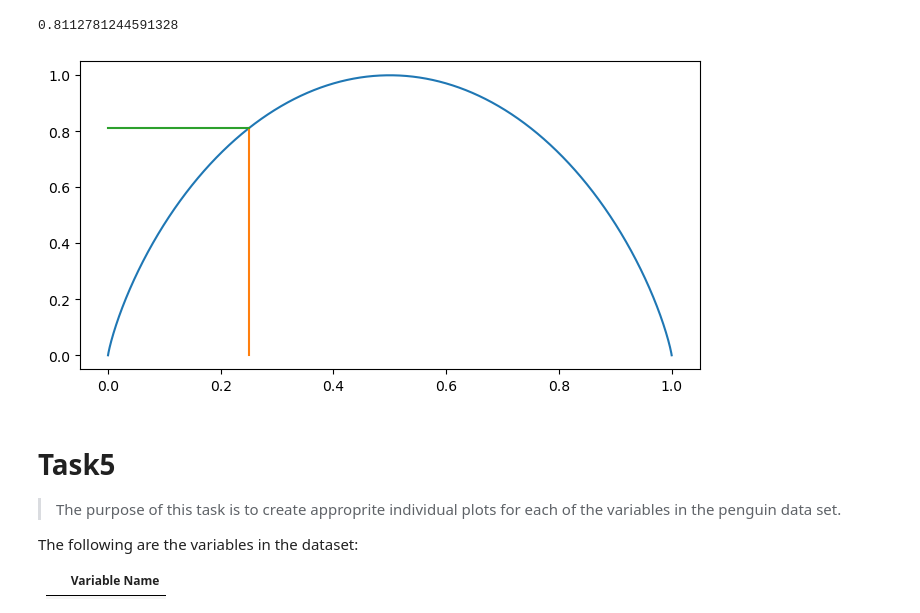
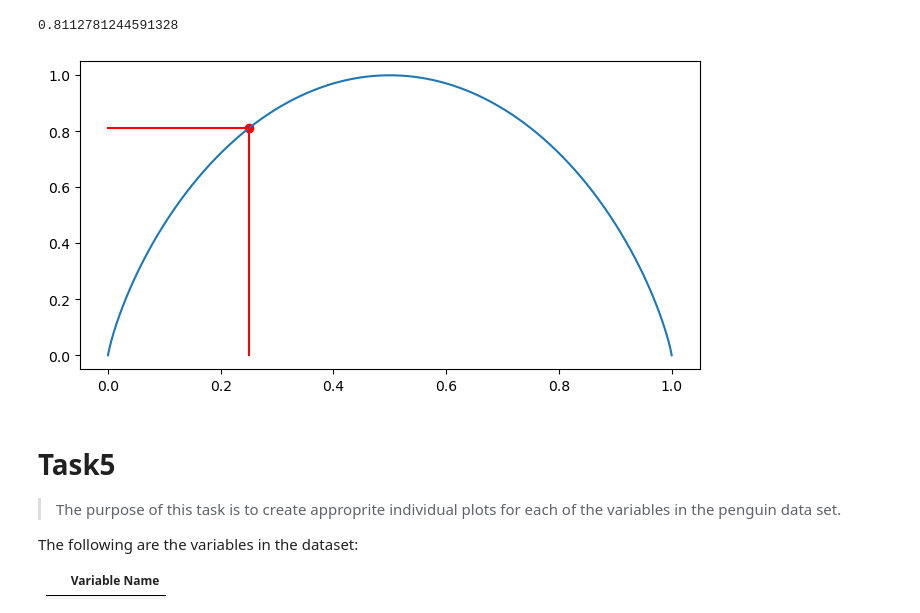
Before and after one commit to PeeBs68/fund_da, a Jupyter notebook: tasks.ipynb, the cells around one changed output. Saved outputs shown, nothing was run; the diff lists cells and outputs as text; code cells hidden in the pictures.

```diff
--- a/tasks.ipynb
+++ b/tasks.ipynb
@@ -480,19 +479,18 @@ H(0.25)
 # %%
 # Plotting Entropy
 
 fig, ax = plt.subplots(figsize= (8,4))
 
-# p is a probability
+# Plot full range of probabilities from 0 to 1 and the associated Enttopy value
+p = np.linspace(0.000001, 0.999999, 10001)
+ax.plot(p, H(p));
 
-p = np.linspace(0.000001, 0.999999, 10001)
-
-
-ax.plot(p, H(p));
 # Add lines to indicate where our Probability (25%) and Entropy (0.81) meet
-plt.plot((0.25, 0.25), (0.0, 0.81));
-plt.plot((0.0, 0.25), (0.81, 0.81));
+plt.plot((0.25, 0.25), (0.0, 0.81),color='r');
+plt.plot((0.0, 0.25), (0.81, 0.81),color='r');
+plt.scatter(0.25, 0.81,color='r');
 # %% [output]
-[figure, old version]
+[figure, new version]
 # %% [markdown]
 # Task5
 
```
Also changed, not shown: parts of 7 cells of this notebook.
